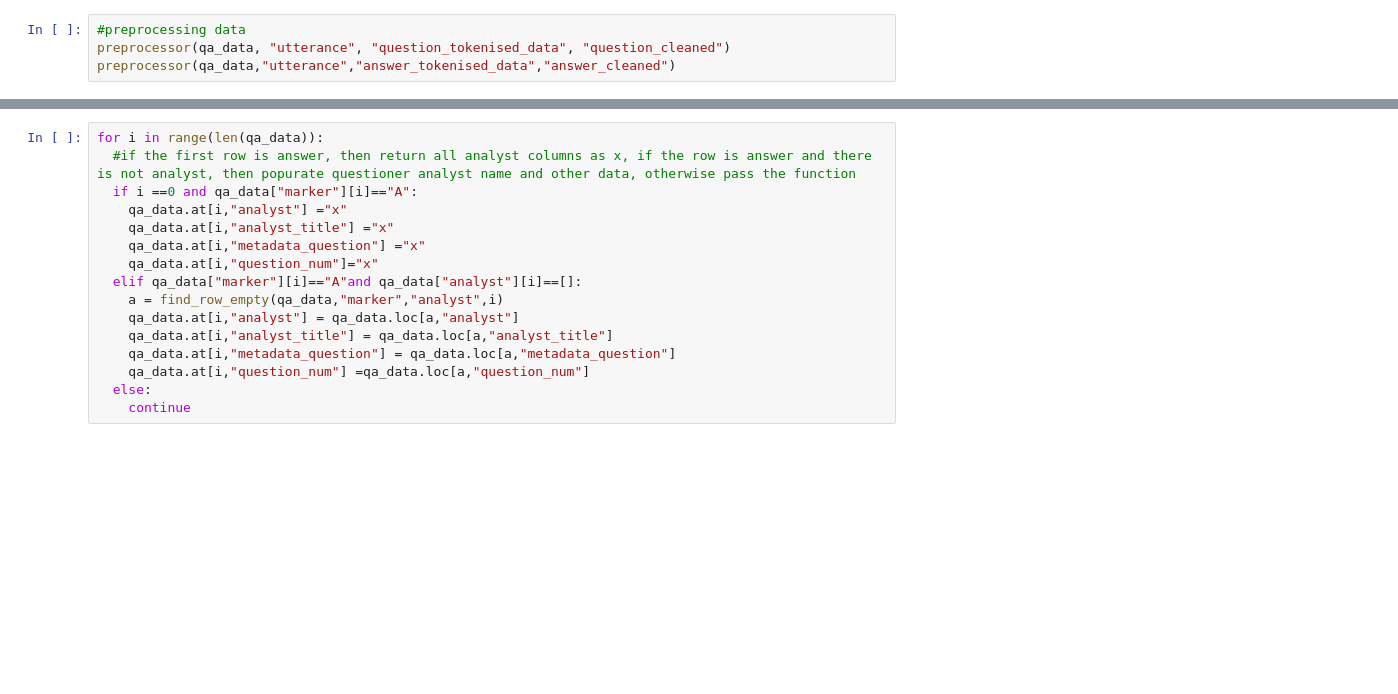
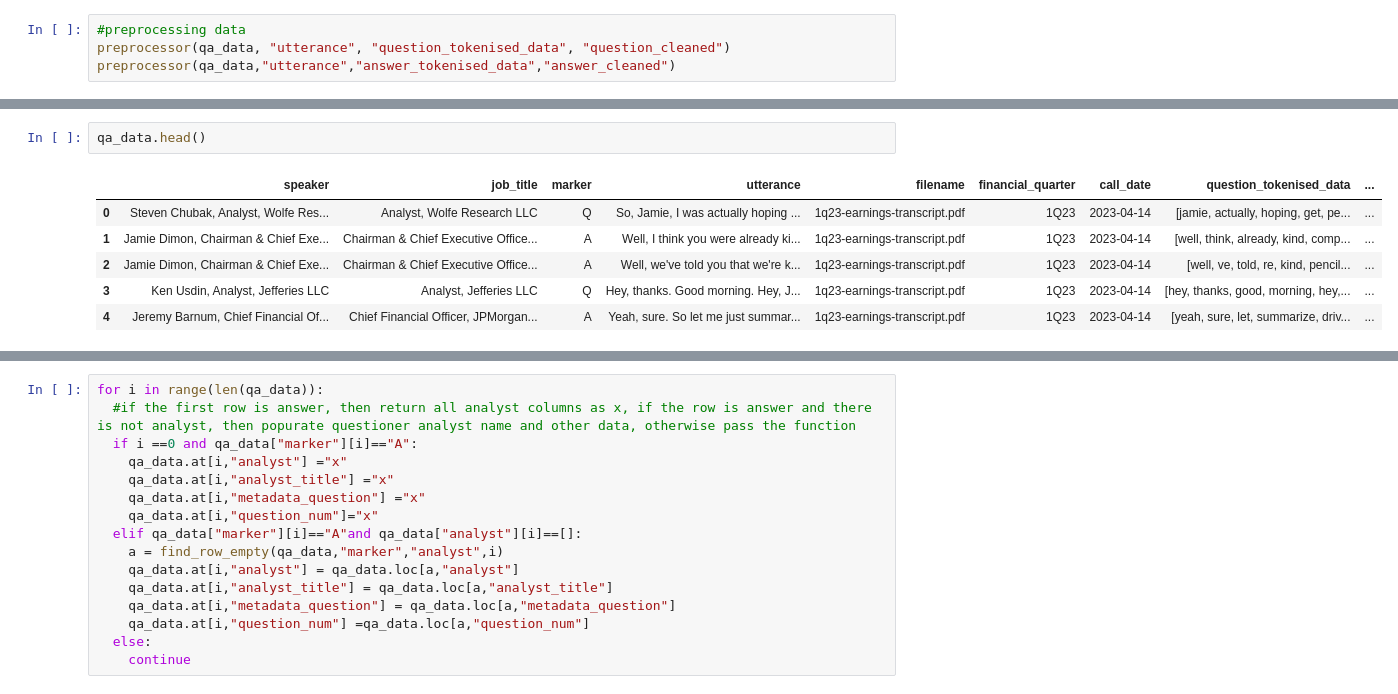
Before and after one commit to sheldonkemper/bank_of_england, a Jupyter notebook: notebooks/processed/ct_preprocessing.ipynb, the cells around one changed output, grey strips where cells are left out. Drawn from its saved outputs; the diff is of its cells as text; blank space fills up the shorter version.

```diff
--- a/notebooks/processed/ct_preprocessing.ipynb
+++ b/notebooks/processed/ct_preprocessing.ipynb
@@ -217,3 +246,12 @@ create_ques_num_column(qa_data,"question_number_inline","marker")
+# %%
+qa_data.head()
+# %% [output]
+|  | speaker | job_title | marker | utterance | filename | financial_quarter | call_date | question_tokenised_data | ... |
+| 0 | Steven Chubak, Analyst, Wolfe Res... | Analyst, Wolfe Research LLC | Q | So, Jamie, I was actually hoping ... | 1q23-earnings-transcript.pdf | 1Q23 | 2023-04-14 | [jamie, actually, hoping, get, pe... | ... |
+| 1 | Jamie Dimon, Chairman & Chief Exe... | Chairman & Chief Executive Office... | A | Well, I think you were already ki... | 1q23-earnings-transcript.pdf | 1Q23 | 2023-04-14 | [well, think, already, kind, comp... | ... |
+| 2 | Jamie Dimon, Chairman & Chief Exe... | Chairman & Chief Executive Office... | A | Well, we've told you that we're k... | 1q23-earnings-transcript.pdf | 1Q23 | 2023-04-14 | [well, ve, told, re, kind, pencil... | ... |
+| 3 | Ken Usdin, Analyst, Jefferies LLC | Analyst, Jefferies LLC | Q | Hey, thanks. Good morning. Hey, J... | 1q23-earnings-transcript.pdf | 1Q23 | 2023-04-14 | [hey, thanks, good, morning, hey,... | ... |
+| 4 | Jeremy Barnum, Chief Financial Of... | Chief Financial Officer, JPMorgan... | A | Yeah, sure. So let me just summar... | 1q23-earnings-transcript.pdf | 1Q23 | 2023-04-14 | [yeah, sure, let, summarize, driv... | ... |
 # %%
 #adding new columns
 qa_data["analyst"]=None
```
Also changed, not shown: parts of 16 cells of this notebook.
